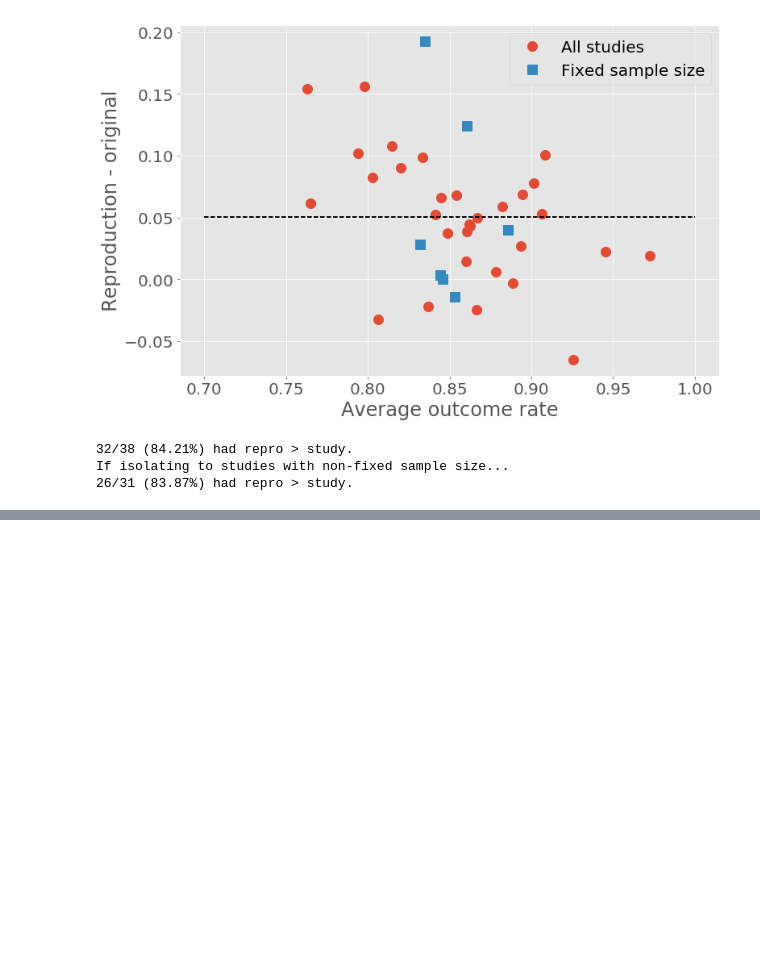
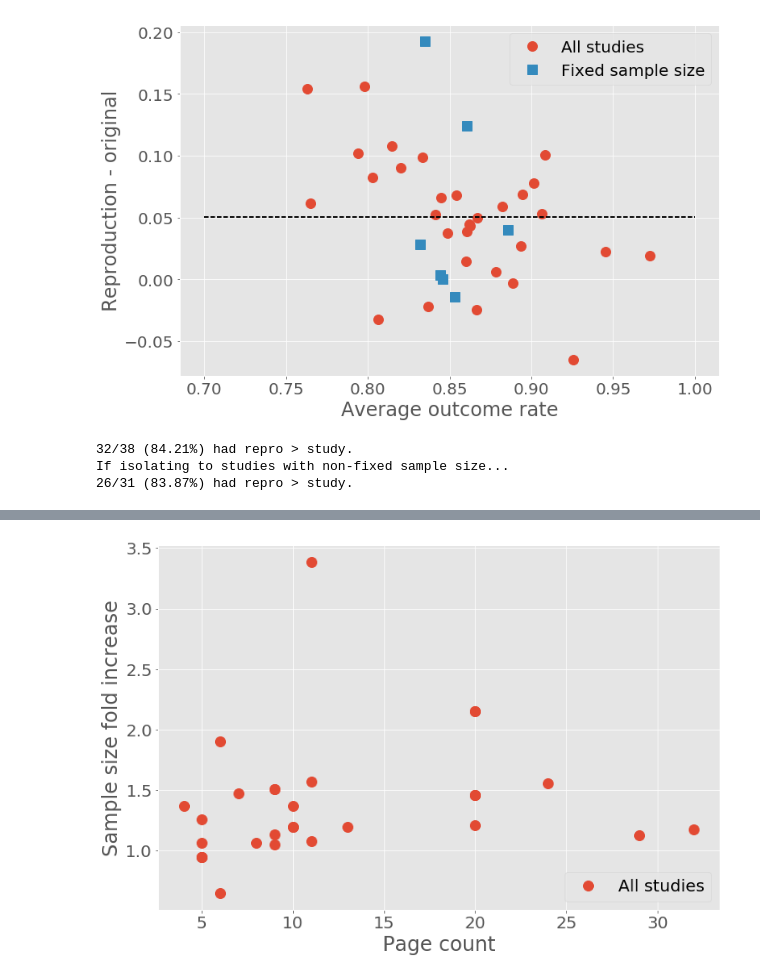
Before and after one commit to alistairewj/reproducibility-mimic, a Jupyter notebook: notebooks/generate-figures.ipynb, the cells around one changed output, grey strips where cells are left out. Cells and saved outputs as stored; diff of their text form; code cells hidden in the pictures; blank space fills up the shorter version.

Commit message:
add results from study review

```diff
--- a/notebooks/generate-figures.ipynb
+++ b/notebooks/generate-figures.ipynb
@@ -323,0 +327,23 @@ If isolating to studies with non-fixed sample size...
+# %%
+
+studies_ignore = ['caballero2015dynamically',
+                  'che2016recurrent','ding2016mortality',
+                  'johnson2012patient', 'johnson2014data']
+idxIgnore = np.in1d(df['Cohort'], studies_ignore)
+
+
+# scatter plot
+xi = np.arange(0.5, 2.6, 0.1)
+plt.figure(figsize=[12,8])
+plt.plot(df.loc[~idxIgnore,'pages'],df.loc[~idxIgnore,'N_Repro']/df.loc[~idxIgnore,'N_Study'], marker='o', markersize=12, linestyle='none',
+         label='All studies')
+
+#plt.plot([0, 50], [0, 50], 'k--', linewidth=2)
+plt.xlabel('Page count')
+plt.ylabel('Sample size fold increase')
+
+plt.legend(loc='lower right')
+
+plt.show()
+# %% [output]
+[figure, added]
```
Also changed, not shown: parts of 11 cells of this notebook, 2 other files.
